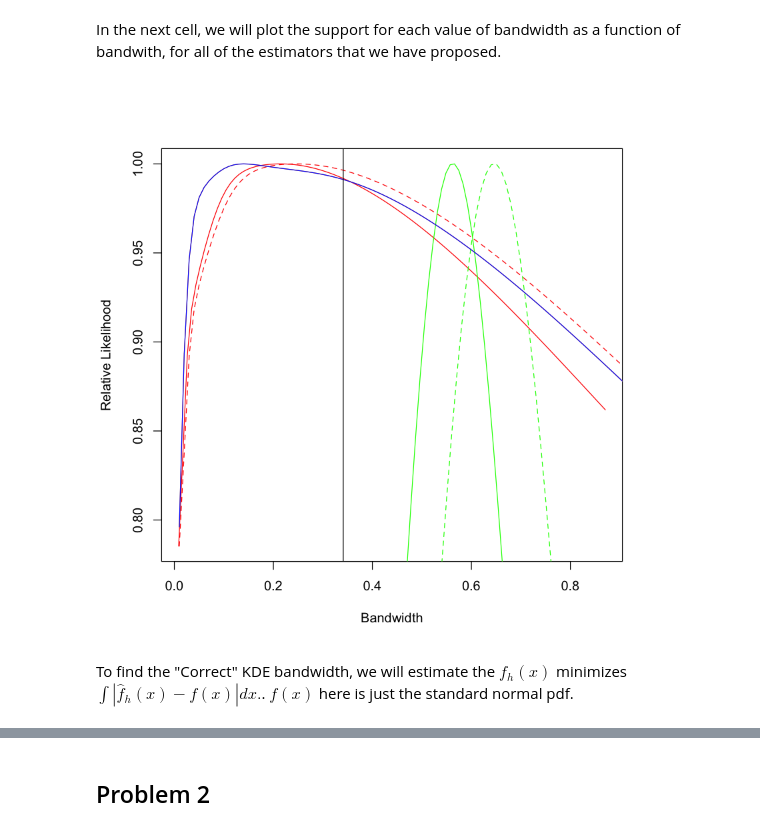
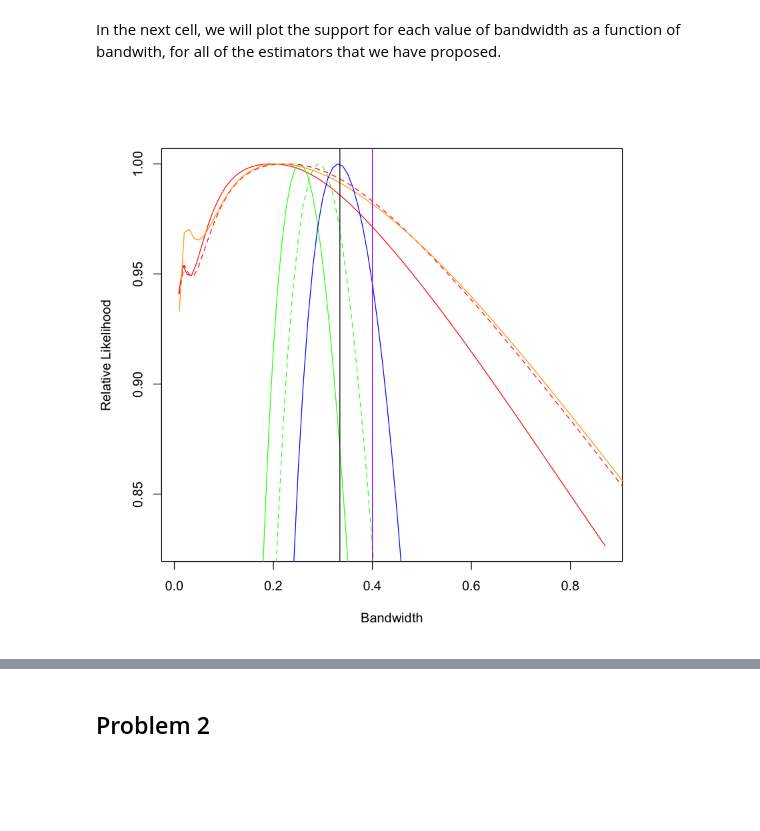
Before and after one commit to franklinmarsh/computational_statistics, a Jupyter notebook: hw6.ipynb, the cells around one changed output, grey strips where cells are left out. Saved outputs shown, nothing was run; the diff lists cells and outputs as text; code cells hidden in the pictures; blank space fills up the shorter version.

Commit message:
add hw6 for printing

```diff
--- a/hw6.ipynb
+++ b/hw6.ipynb
@@ -132,7 +133,7 @@ CV <- function(my_obs, bandwidth, kind = 'sum') {
 
             }
 
-            output[j] <- sum(sum_terms)
+            output[j] <- prod(sum_terms)
             j <- j + 1
 
         }
@@ -231,0 +235,34 @@ prod_cv <- CV(my_obs, bw_range, kind = 'prod')
+# %%
+TrueBandwidth <- function(x_range, bandwidth, obs, truth) {
+    #
+    # function to find the correct bandwidth using the true pdf
+    #
+    # Args:
+    #    x_range: vector of discreet x-values to evaluate both the KDE and the pdf at
+    #    bandwidth: the range of bandwidths for which to perform this test
+    #    obs: the observations used to construct the KDE
+    #    truth: the true pdf that the observations are drawn from
+    # Returns:
+    #    output: a dataframe of bandwidth, and the difference that we seek to minimize
+
+    output <- c()
+    j <- 1
+
+    for (bw in bandwidth) {
+
+        output[j] <- sum(abs(KDensity(x_range, obs, bw) - truth(x_range)))
+
+        j <- j + 1
+
+    }
+
+    output <- output/max(output)
+
+    return(data.frame(bandwidth, output))
+
+    }
+# %%
+true_bandwidth <- TrueBandwidth(my_abcissa, bw_range, my_obs, dnorm) #calculate a true bandwidth
+# %%
+true_bw <- head(true_bandwidth[order(true_bandwidth$output),],1)$bandwidth
+print(true_bw)
@@ -234,21 +277,20 @@ In the next cell, we will plot the support for each value of bandwidth as a func
 # %%
 #initialize the plot and use the sum estimator from part c
 plot(sum_split_cv[[1]], sum_split_cv[[2]], type = 'l', col = 'red',
     xlab = 'Bandwidth', ylab = 'Relative Likelihood')
 
 #use the product estimator from part c
 lines(prod_split_cv[[1]], prod_split_cv[[2]], type = 'l', col = 'green')
 
 #plot the unscaled recommendation from part c
 lines(bw_range, sum_split_cv[[2]], type = 'l', col = 'red', lty = 2)
 lines(bw_range, prod_split_cv[[2]], type = 'l', col = 'green', lty = 2)
 
 #plot the bandwidth recommendations for parts a and b
 lines(sum_cv[[1]], sum_cv[[2]], type = 'l', col = 'orange')
 lines(prod_cv[[1]], prod_cv[[2]], type = 'l', col = 'blue')
 
 abline(v = as.numeric(density(my_obs)$bw), col = 'black') #the estimate that R uses
+abline(v = true_bw, col = 'purple')
 # %% [output]
-[figure, old version]
+[figure, new version]
-# %% [markdown]
-To find the "Correct" KDE bandwidth, we will estimate the $f_h(x)$ minimizes $\int |\hat{f}_h(x)-f(x)|dx.$. $f(x)$ here is just the standard normal pdf.
```
Also changed, not shown: parts of 14 cells of this notebook, 1 other file.
